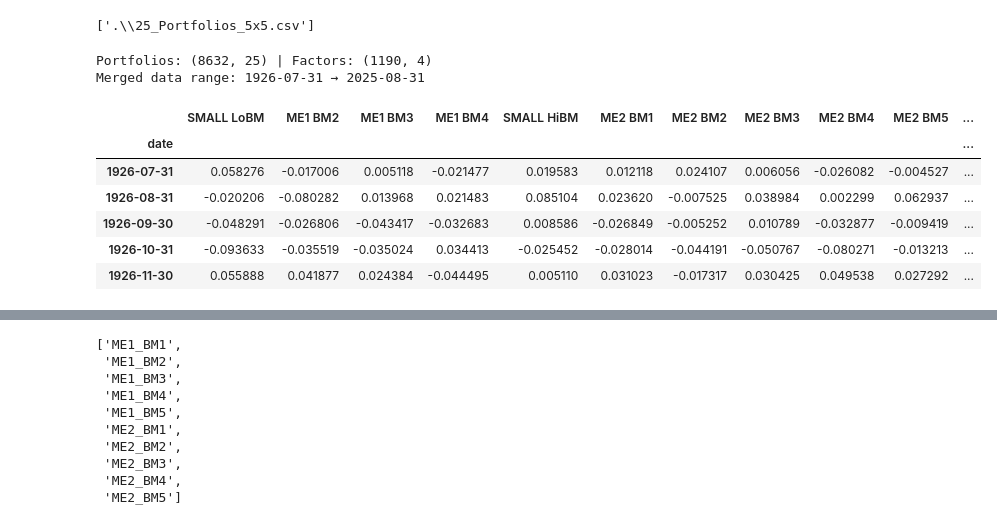
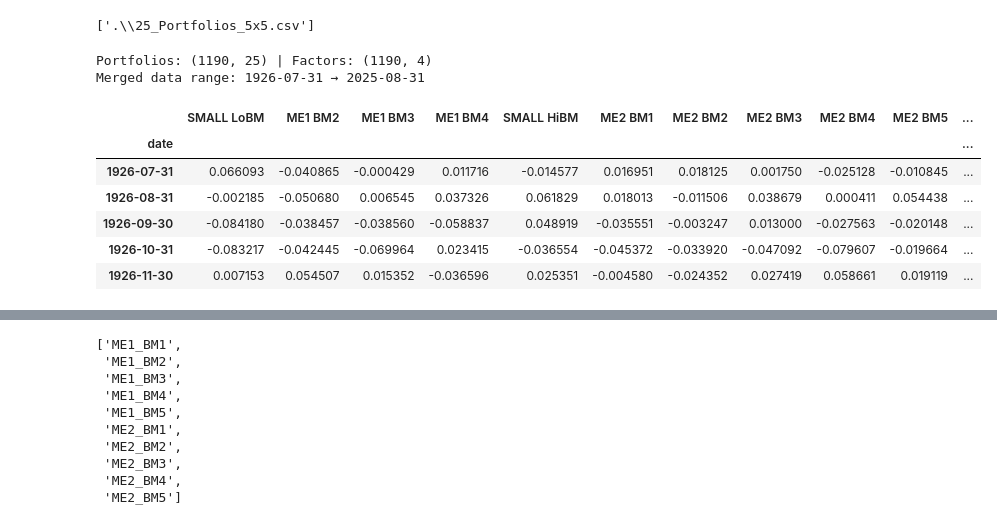
Before and after one commit to dhajibashi/Project_3, a Jupyter notebook: FIN684_Project_III.ipynb, the cells around one changed output, grey strips where cells are left out. Drawn from its saved outputs; the diff is of its cells as text; code cells hidden in the pictures.

Commit message:
Changed read_kf_25_csv function so that it would pick up the Average Equal Weighted Returns and fixed so that the data dataframe has the correct number of rows.

```diff
--- a/FIN684_Project_III.ipynb
+++ b/FIN684_Project_III.ipynb
@@ -162,9 +162,30 @@ def read_kf_25_csv(filename: str) -> pd.DataFrame:
     with open(filename, "r", encoding="utf-8", errors="ignore") as f:
         lines = f.readlines()
 
-    start_idx = _first_monthly_index_csv(lines)
+    # Find the line index where the row contains 'Average Equal Weighted Returns -- Monthly'
+    filter_start = None
+    for i, line in enumerate(lines):
+        if 'Average Equal Weighted Returns -- Monthly' in line:
+            filter_start = i + 1  # start reading after this line
+            break
+
+    if filter_start is None:
+        raise ValueError("Could not find line containing 'Average Equal Weighted Returns -- Monthly'")
+
+    # Now find first monthly data index after this line
+    start_idx = _first_monthly_index_csv(lines[filter_start:])
     if start_idx is None:
         raise ValueError("Could not locate YYYYMM data start in 25_Portfolios_5x5.csv")
+
+    start_idx = start_idx + filter_start  # adjust relative to full lines
+
+    # Find end index for data block: first empty line or where first token is not YYYYMM format
+    end_idx = len(lines)
+    for j in range(start_idx, len(lines)):
+        first_token = lines[j].strip().split(",")[0]
+        if not (first_token.isdigit() and len(first_token) == 6):
+            end_idx = j
+            break
 
     # Header is previous line; parse by commas (NOT whitespace)
     header_line = lines[start_idx - 1]
@@ -184,8 +205,8 @@ def read_kf_25_csv(filename: str) -> pd.DataFrame:
     header = _align_header_to_ncols(header_raw, ncols)
     header = _dedupe(header)
 
-    # read the data block using comma separator
-    text = "".join(lines[start_idx:])
+    # read the data block using comma separator with slice lines
+    text = "".join(lines[start_idx:end_idx])
     df = pd.read_csv(StringIO(text), sep=",", engine="python", header=None, names=header)
 
     # keep only proper YYYYMM rows
@@ -198,7 +219,7 @@ def read_kf_25_csv(filename: str) -> pd.DataFrame:
 
     # keep first 25 portfolio columns (leftmost 25 after YYYYMM)
     keep_cols = list(df.columns)[:25]
-    df = df[keep_cols].apply(pd.to_numeric, errors="coerce") / 100.0  # % → decimal
+    df = df[keep_cols].apply(pd.to_numeric, errors="coerce") / 100.0
     return df
 
 # ---------- read FF factors (monthly only) from CSV (no Path) ----------
@@ -245,36 +266,36 @@ def read_ff3_monthly(filename: str) -> pd.DataFrame:
     for c in df.columns:
         cu = c.strip().upper()
         if "MKT" in cu: rename_map[c] = "RMRF"
         elif cu == "SMB": rename_map[c] = "SMB"
         elif cu == "HML": rename_map[c] = "HML"
         elif cu == "RF" : rename_map[c] = "RF"
     df = df.rename(columns=rename_map)
 
     keep = [c for c in ["date","RMRF","SMB","HML","RF"] if c in (["date"] + list(df.columns))]
     df = df[keep].set_index("date").sort_index()
 
     # numeric & % → decimal
     for c in [col for col in ["RMRF","SMB","HML","RF"] if col in df.columns]:
         df[c] = pd.to_numeric(df[c], errors="coerce") / 100.0
     return df
 
 # ---------- read both files (filenames only) ----------
 ret_5x5 = read_kf_25_csv("25_Portfolios_5x5.csv")
 ff3     = read_ff3_monthly("F-F_Research_Data_Factors.csv")
 
 # align on common months
 data = ret_5x5.join(ff3, how="inner")
 
 print("Portfolios:", ret_5x5.shape, "| Factors:", ff3.shape)
 print("Merged data range:", data.index.min().date(), "→", data.index.max().date())
 data.head()
 # %% [output]
-Portfolios: (8632, 25) | Factors: (1190, 4)
+Portfolios: (1190, 25) | Factors: (1190, 4)
 Merged data range: 1926-07-31 → 2025-08-31
 |  | SMALL LoBM | ME1 BM2 | ME1 BM3 | ME1 BM4 | SMALL HiBM | ME2 BM1 | ME2 BM2 | ME2 BM3 | ME2 BM4 | ME2 BM5 | ... |
 | date |  |  |  |  |  |  |  |  |  |  | ... |
-| 1926-07-31 | 0.058276 | -0.017006 | 0.005118 | -0.021477 | 0.019583 | 0.012118 | 0.024107 | 0.006056 | -0.026082 | -0.004527 | ... |
-| 1926-08-31 | -0.020206 | -0.080282 | 0.013968 | 0.021483 | 0.085104 | 0.023620 | -0.007525 | 0.038984 | 0.002299 | 0.062937 | ... |
-| 1926-09-30 | -0.048291 | -0.026806 | -0.043417 | -0.032683 | 0.008586 | -0.026849 | -0.005252 | 0.010789 | -0.032877 | -0.009419 | ... |
-| 1926-10-31 | -0.093633 | -0.035519 | -0.035024 | 0.034413 | -0.025452 | -0.028014 | -0.044191 | -0.050767 | -0.080271 | -0.013213 | ... |
-| 1926-11-30 | 0.055888 | 0.041877 | 0.024384 | -0.044495 | 0.005110 | 0.031023 | -0.017317 | 0.030425 | 0.049538 | 0.027292 | ... |
+| 1926-07-31 | 0.066093 | -0.040865 | -0.000429 | 0.011716 | -0.014577 | 0.016951 | 0.018125 | 0.001750 | -0.025128 | -0.010845 | ... |
+| 1926-08-31 | -0.002185 | -0.050680 | 0.006545 | 0.037326 | 0.061829 | 0.018013 | -0.011506 | 0.038679 | 0.000411 | 0.054438 | ... |
+| 1926-09-30 | -0.084180 | -0.038457 | -0.038560 | -0.058837 | 0.048919 | -0.035551 | -0.003247 | 0.013000 | -0.027563 | -0.020148 | ... |
+| 1926-10-31 | -0.083217 | -0.042445 | -0.069964 | 0.023415 | -0.036554 | -0.045372 | -0.033920 | -0.047092 | -0.079607 | -0.019664 | ... |
+| 1926-11-30 | 0.007153 | 0.054507 | 0.015352 | -0.036596 | 0.025351 | -0.004580 | -0.024352 | 0.027419 | 0.058661 | 0.019119 | ... |
```
Also changed, not shown: parts of 5 cells of this notebook.
